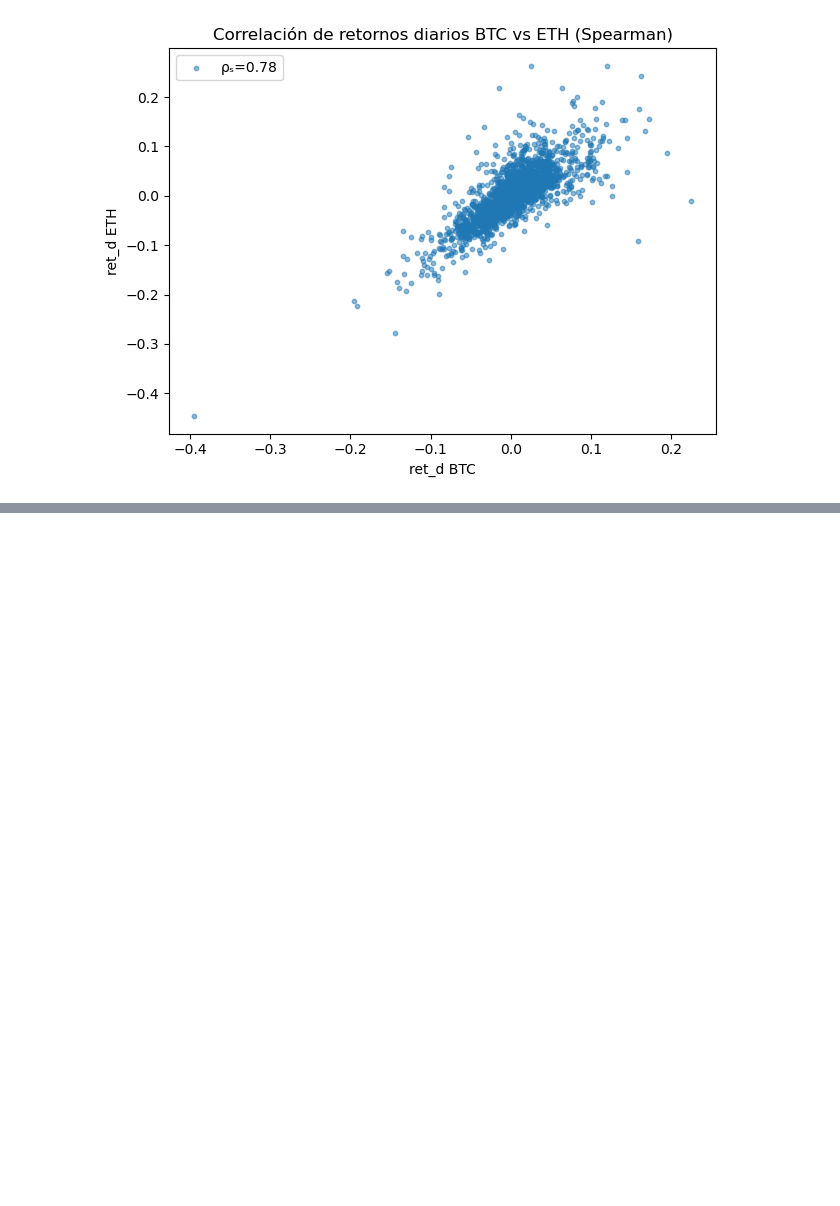
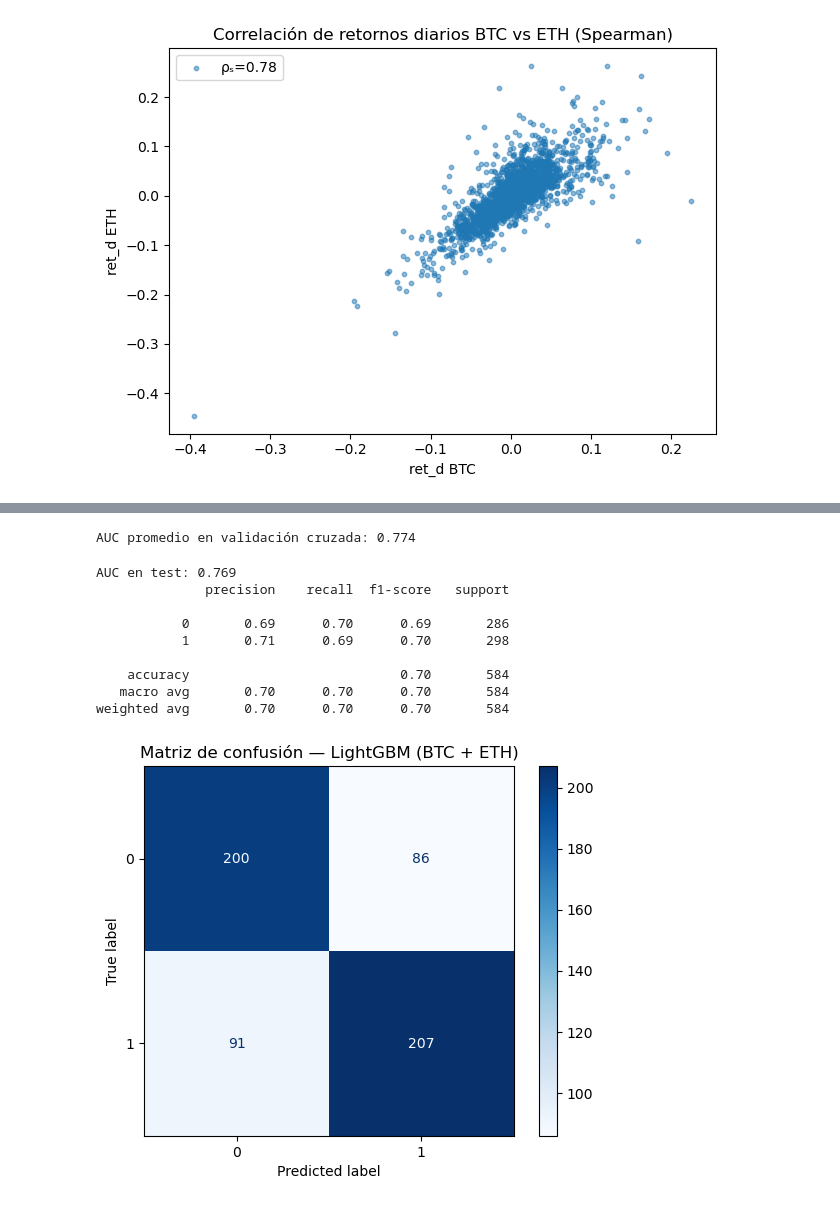
Before and after one commit to Romina-Castillo46110/BTCvsETH, a Jupyter notebook: finalProject.ipynb, the cells around one changed output, grey strips where cells are left out. Cells and saved outputs as stored; diff of their text form; code cells hidden in the pictures; blank space fills up the shorter version.

```diff
--- a/finalProject.ipynb
+++ b/finalProject.ipynb
@@ -352,0 +410,13 @@ Reducción vs activo menos volátil = 0.0% (beneficio de diversificación).
+# %%
+#seleccionamos features relevantes de ambas series
+
+import pandas as pd
+import numpy as np
+
+features = [
+    'btc_lag_1', 'btc_lag_2', 'btc_lag_3', 'btc_ma_5', 'btc_ma_10', 'btc_vol_5', 'btc_vol_10',
+    'eth_lag_1', 'eth_lag_2', 'eth_lag_3', 'eth_ma_5', 'eth_ma_10', 'eth_vol_5', 'eth_vol_10'
+]
+
+X = data[features]
+y = data['target']
@@ -352,0 +473,31 @@ Reducción vs activo menos volátil = 0.0% (beneficio de diversificación).
+# %%
+print(f"AUC promedio en validación cruzada: {cv_auc:.3f}")
+# %% [output]
+AUC promedio en validación cruzada: 0.774
+# %%
+#9. Paso 1. Celda 3 - Evaluación y matriz de confusion
+
+from sklearn.metrics import roc_auc_score, classification_report, ConfusionMatrixDisplay
+import matplotlib.pyplot as plt
+
+y_pred = lgb.predict(X_test_scaled)
+y_proba = lgb.predict_proba(X_test_scaled)[:, 1]
+
+print(f"AUC en test: {roc_auc_score(y_test, y_proba):.3f}")
+print(classification_report(y_test, y_pred))
+
+ConfusionMatrixDisplay.from_estimator(lgb, X_test_scaled, y_test, cmap="Blues")
+plt.title("Matriz de confusión — LightGBM (BTC + ETH)")
+plt.savefig("figures/matriz_confusion_lightgbm.png", dpi=300, bbox_inches='tight')
+plt.show()
+# %% [output]
+AUC en test: 0.769
+              precision    recall  f1-score   support
+
+           0       0.69      0.70      0.69       286
+           1       0.71      0.69      0.70       298
+
+    accuracy                           0.70       584
+   macro avg       0.70      0.70      0.70       584
+weighted avg       0.70      0.70      0.70       584
+[figure, added]
```
Also changed, not shown: parts of 22 cells of this notebook, 14 other files.
